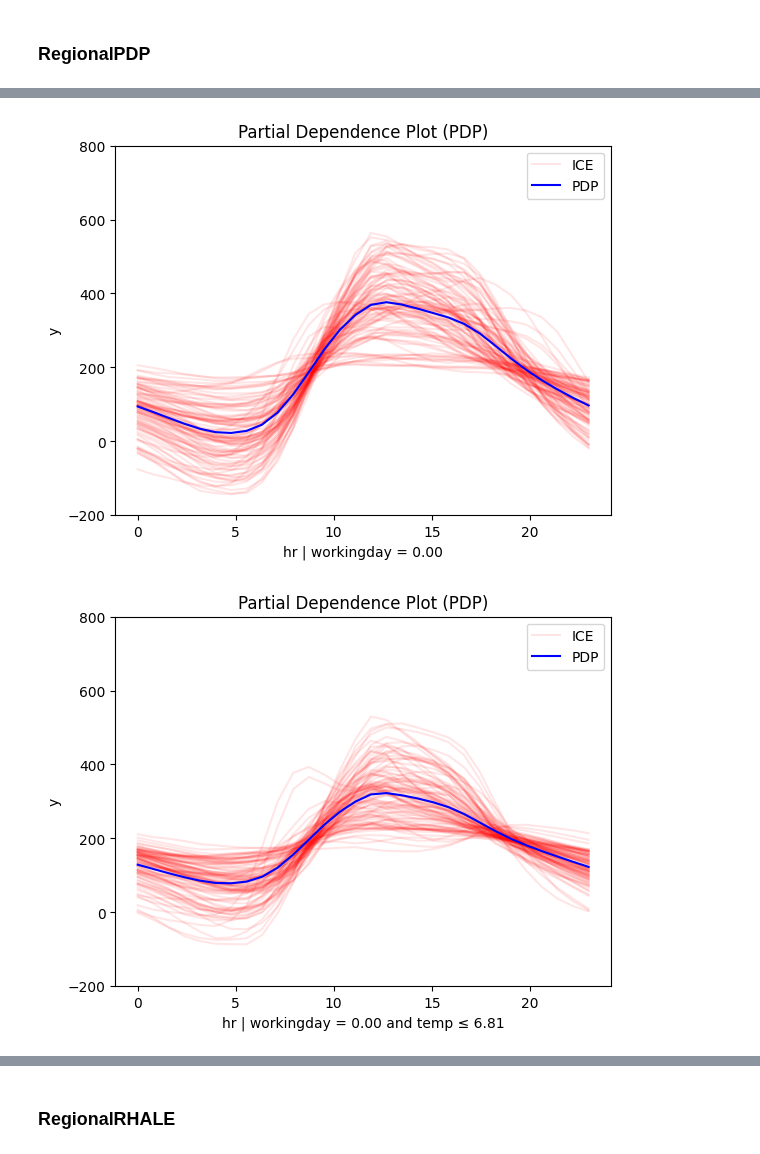
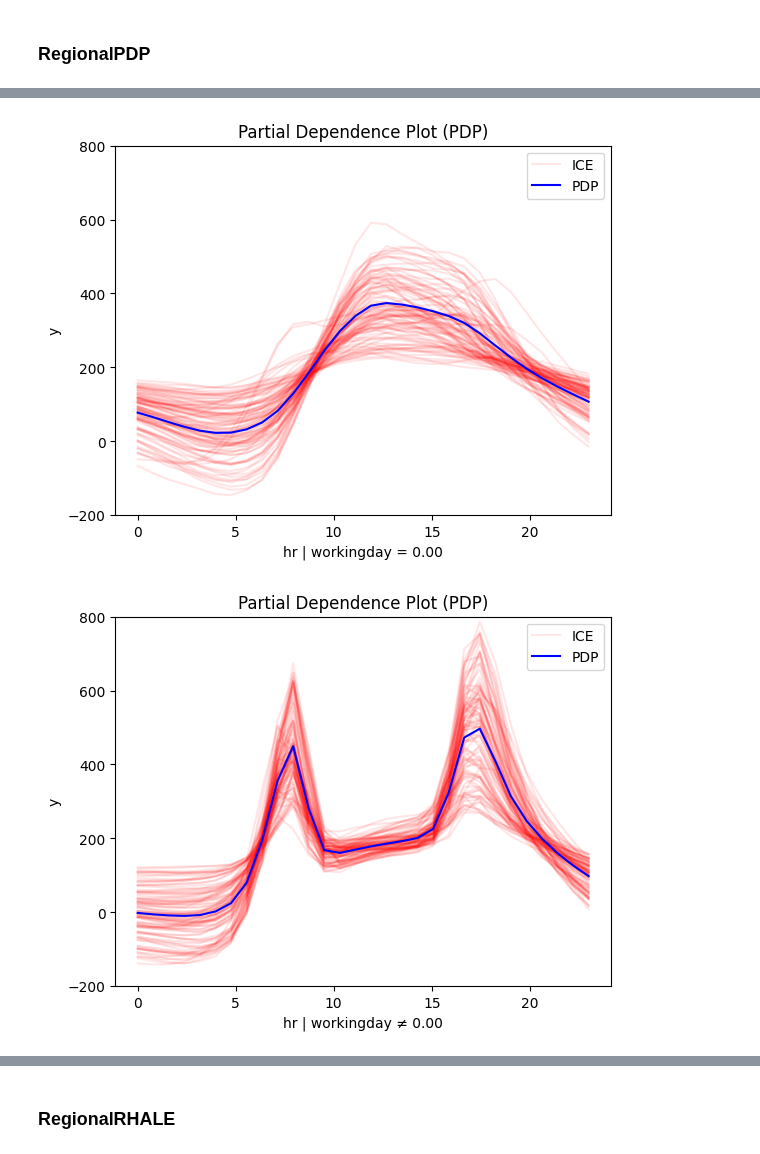
Before and after one commit to givasile/effector, a Jupyter notebook: notebooks/real-examples/01_bike_sharing_dataset.ipynb, the cells around one changed output, grey strips where cells are left out. Saved outputs shown, nothing was run; the diff lists cells and outputs as text; code cells hidden in the pictures.

Commit message:
bike example - fixed node indexing, added extra rhale reg effect, correct summary

```diff
--- a/notebooks/real-examples/01_bike_sharing_dataset.ipynb
+++ b/notebooks/real-examples/01_bike_sharing_dataset.ipynb
@@ -248,7 +240,7 @@ Level 0🔹heter: 0.25
 # %%
-for node_idx in [1, 2]:
+for node_idx in [1, 4]:
     regional_pdp.plot(feature=3, node_idx=node_idx, centering=True, scale_x_list=scale_x_list, scale_y=scale_y, y_limits=y_limits)
 # %% [output]
-[figure, old version]
+[figure, new version]
-[figure, old version]
+[figure, new version]
 # %%
```
Also changed, not shown: parts of 15 cells of this notebook.
